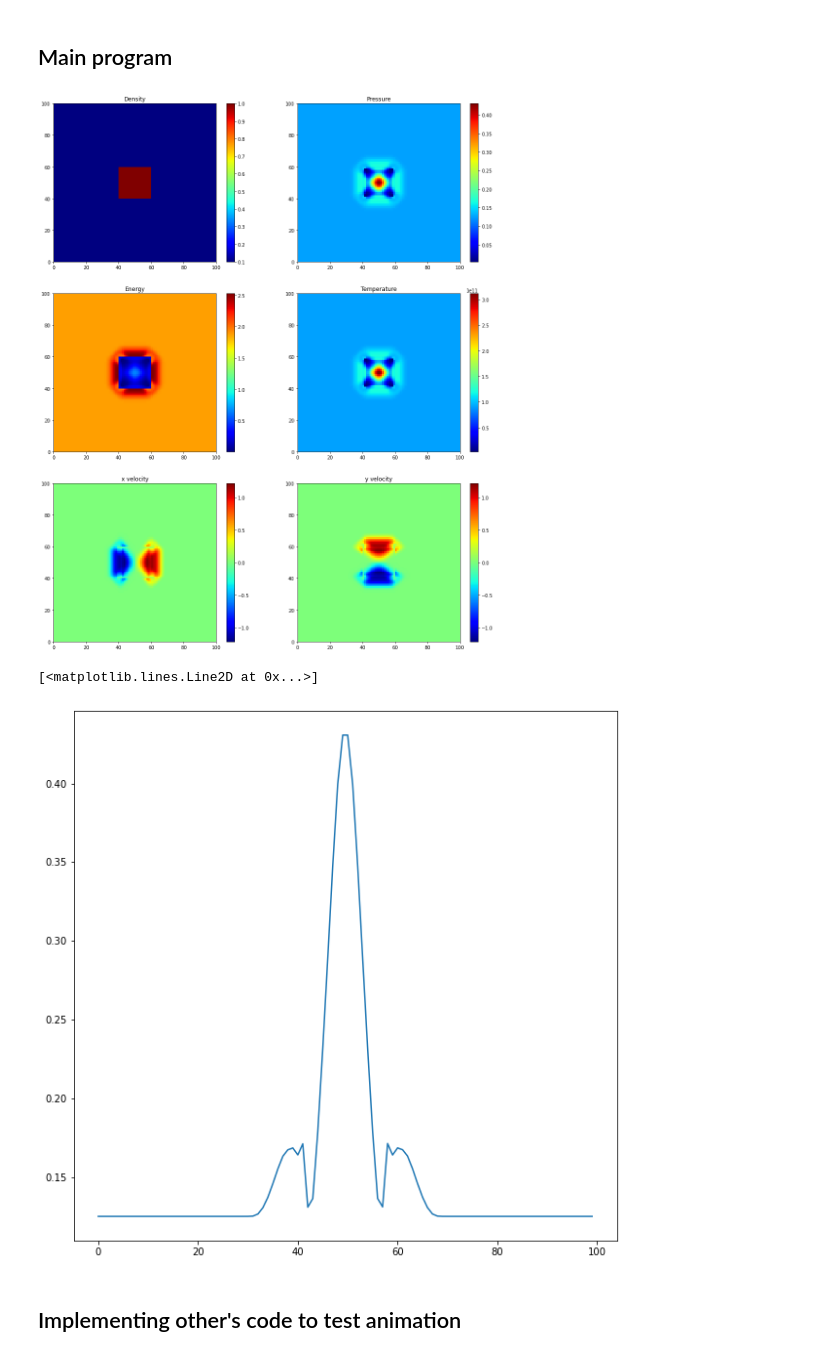
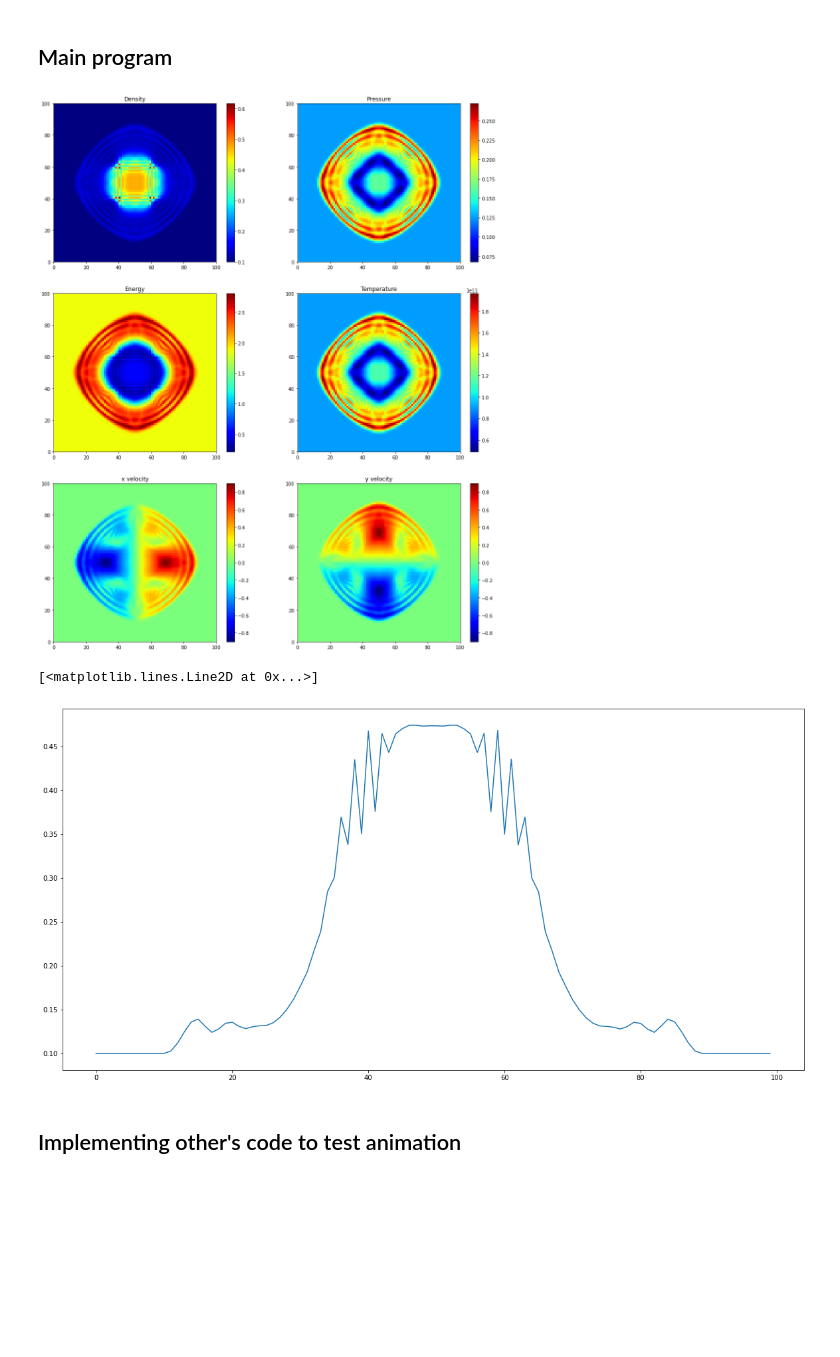
Before and after one commit to changhyun-cho/astrophysics, a Jupyter notebook: hydrodynamics/Testing 2D Hydrocode.ipynb, the cells around one changed output. Saved outputs shown, nothing was run; the diff lists cells and outputs as text; code cells hidden in the pictures; blank space fills up the shorter version.

```diff
--- a/hydrodynamics/Testing 2D Hydrocode.ipynb
+++ b/hydrodynamics/Testing 2D Hydrocode.ipynb
@@ -548,50 +481,33 @@ setup_grid()
 
 fill_ICs(type="1+1d shock")
 
-total = [rho, P, e, T, u, w]
-for var in total:
-    apply_BCs(var)
-
-for i in range(60):
+for i in range(100):
 
     timestep()
 #    print(dt)
-    solve_source()
-    total = [rho, P, e, T, u, w]
-    for var in total:
-        apply_BCs(var)
+
+#    solve_source()
+    s_update_velocity()
+    s_update_energy()
+    s_apply_artificial_viscosity()
 
 #    solve_advection()
-#    ad_obtain_avg()
-
-    # density flux
-#    ad_update_density()
-
-    # energy flux
-#    ad_update_energy()
-
-    # momentum-density
-#    ad_get_momentum()
-
-    # momentum-density update
-#    ad_update_momentum()
-
-    # update velocity
-#    ad_update_velocity()
-
-#    ad_update_temperature()
-
+    ad_obtain_avg()
+    ad_update_density()
+    ad_update_energy()
+    ad_get_momentum()
+    ad_update_momentum()
+    ad_update_velocity()
+    ad_update_temperature()
 
 colormaps()
-
-#plt.pcolormesh(f_rho_x)
 # %% [output]
-[figure, old version]
+[figure, new version]
 # %%
-plt.rcParams['figure.figsize'] = [10, 10]
-plt.plot(P[int((ihi+ng)/2),ilo:ihi])
+plt.rcParams['figure.figsize'] = [20, 10]
+plt.plot(rho[int((ihi+ng)/2),ilo:ihi])
 # %% [output]
 [<matplotlib.lines.Line2D at 0x...>]
-[figure, old version]
+[figure, new version]
 # %% [markdown]
 ## Implementing other's code to test animation
```
Also changed, not shown: parts of 30 cells of this notebook.
